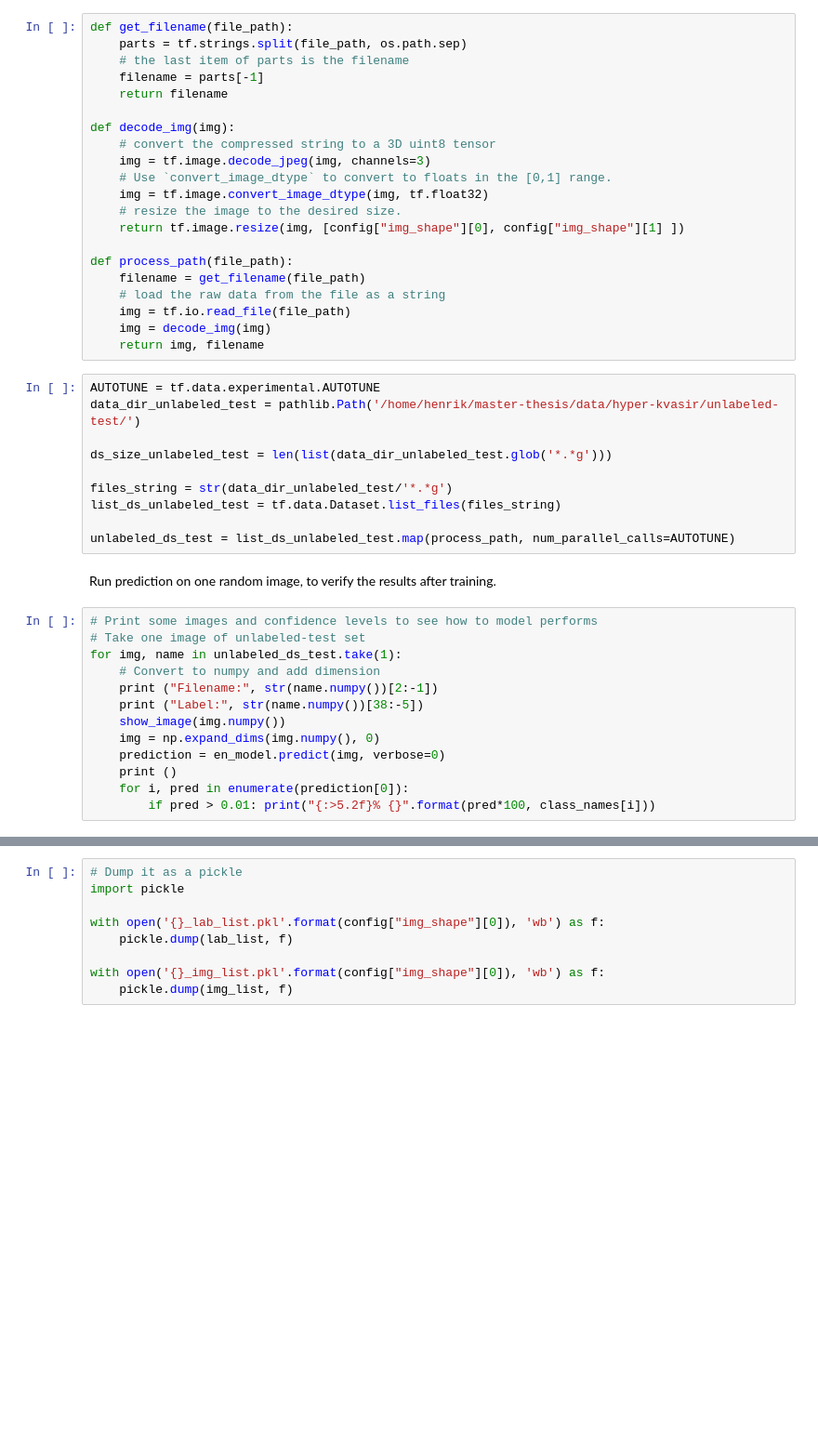
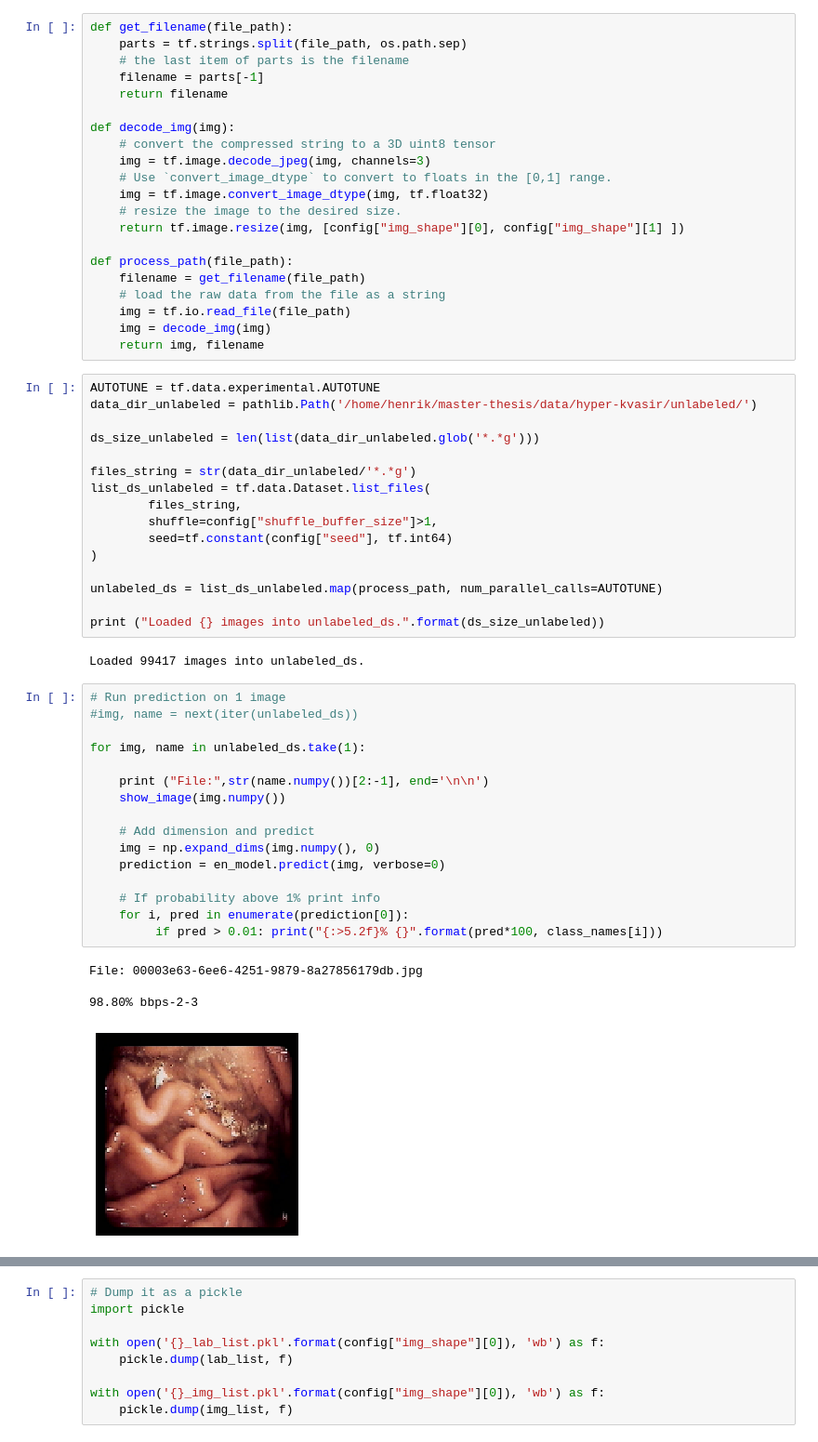
Before and after one commit to henriklg/teacher-student-framework, a Jupyter notebook: code/hyper-kvasir/efficientNets.ipynb, the cells around one changed output, grey strips where cells are left out. Shown at 93% size. Saved outputs shown, nothing was run; the diff lists cells and outputs as text; blank space fills up the shorter version.

```diff
--- a/code/hyper-kvasir/efficientNets.ipynb
+++ b/code/hyper-kvasir/efficientNets.ipynb
@@ -352,26 +417,40 @@ def process_path(file_path):
     return img, filename
 # %%
 AUTOTUNE = tf.data.experimental.AUTOTUNE
-data_dir_unlabeled_test = pathlib.Path('/home/henrik/master-thesis/data/hyper-kvasir/unlabeled-test/')
+data_dir_unlabeled = pathlib.Path('/home/henrik/master-thesis/data/hyper-kvasir/unlabeled/')
 
-ds_size_unlabeled_test = len(list(data_dir_unlabeled_test.glob('*.*g')))
+ds_size_unlabeled = len(list(data_dir_unlabeled.glob('*.*g')))
 
-files_string = str(data_dir_unlabeled_test/'*.*g')
-list_ds_unlabeled_test = tf.data.Dataset.list_files(files_string)
+files_string = str(data_dir_unlabeled/'*.*g')
+list_ds_unlabeled = tf.data.Dataset.list_files(
+        files_string,
+        shuffle=config["shuffle_buffer_size"]>1,
+        seed=tf.constant(config["seed"], tf.int64)
+)
 
-unlabeled_ds_test = list_ds_unlabeled_test.map(process_path, num_parallel_calls=AUTOTUNE)
+unlabeled_ds = list_ds_unlabeled.map(process_path, num_parallel_calls=AUTOTUNE)
+
+print ("Loaded {} images into unlabeled_ds.".format(ds_size_unlabeled))
+# %% [output]
+Loaded 99417 images into unlabeled_ds.
-# %% [markdown]
-Run prediction on one random image, to verify the results after training.
 # %%
-# Print some images and confidence levels to see how to model performs
-# Take one image of unlabeled-test set
-for img, name in unlabeled_ds_test.take(1):
-    # Convert to numpy and add dimension
-    print ("Filename:", str(name.numpy())[2:-1])
-    print ("Label:", str(name.numpy())[38:-5])
+# Run prediction on 1 image
+#img, name = next(iter(unlabeled_ds))
+
+for img, name in unlabeled_ds.take(1):
+
+    print ("File:",str(name.numpy())[2:-1], end='\n\n')
     show_image(img.numpy())
+
+    # Add dimension and predict
     img = np.expand_dims(img.numpy(), 0)
     prediction = en_model.predict(img, verbose=0)
-    print ()
+
+    # If probability above 1% print info
     for i, pred in enumerate(prediction[0]):
-        if pred > 0.01: print("{:>5.2f}% {}".format(pred*100, class_names[i]))
+         if pred > 0.01: print("{:>5.2f}% {}".format(pred*100, class_names[i]))
+# %% [output]
+File: 00003e63-6ee6-4251-9879-8a27856179db.jpg
+
+98.80% bbps-2-3
+[figure, added]
```
Also changed, not shown: parts of 21 cells of this notebook.
